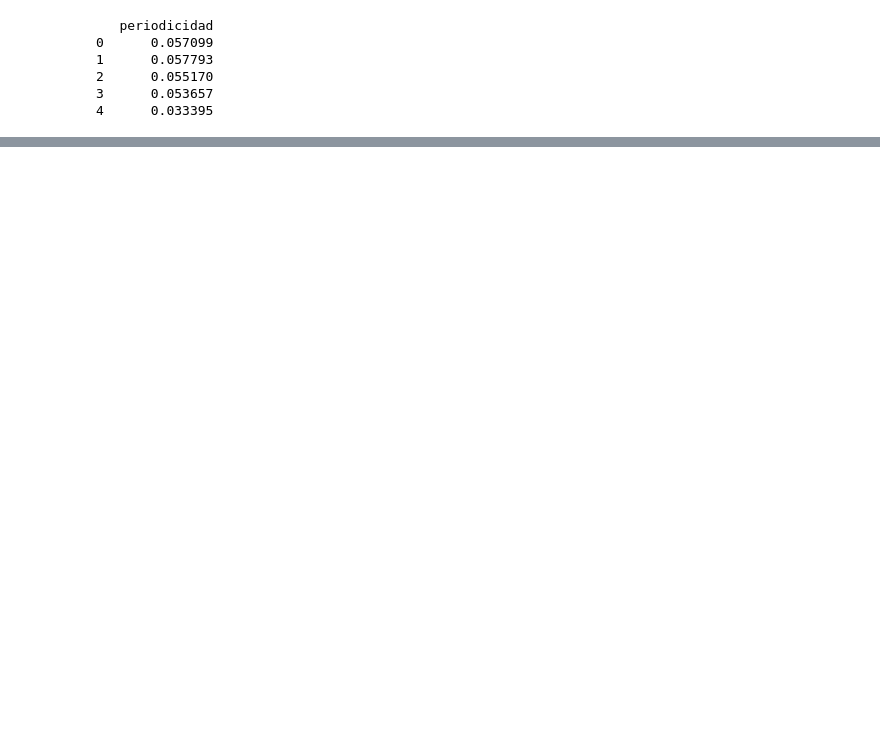
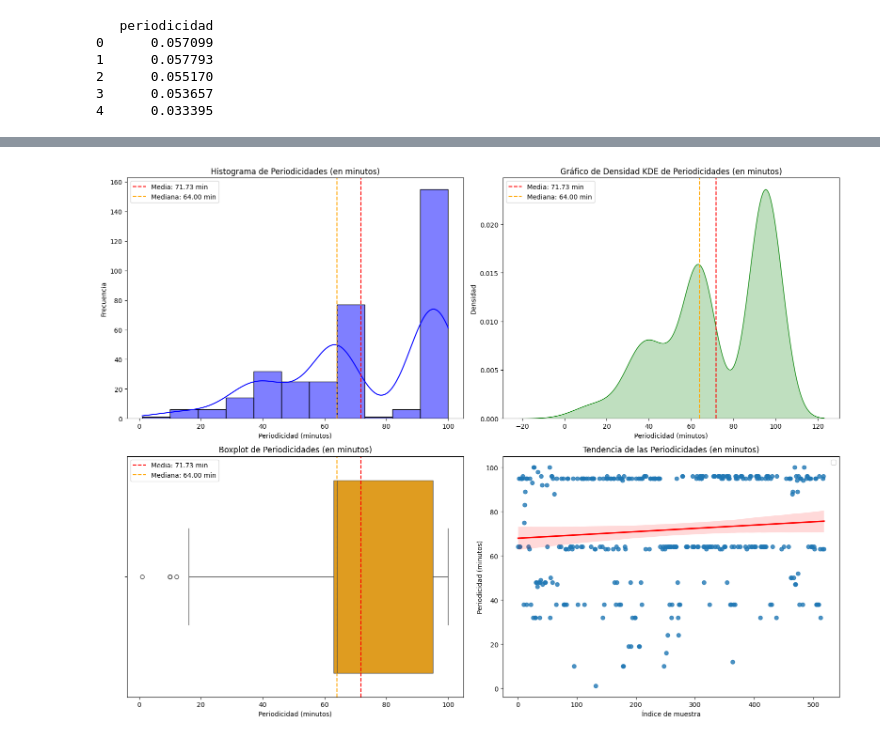
Before and after one commit to GuijonGustavo/Saggitarius-A-peridicity-Gamma-Rays, a Jupyter notebook: fft_periodicidades.ipynb, the cells around one changed output, grey strips where cells are left out. Saved outputs shown, nothing was run; the diff lists cells and outputs as text; code cells hidden in the pictures; blank space fills up the shorter version.

Commit message:
periodrograms with adjust

```diff
--- a/fft_periodicidades.ipynb
+++ b/fft_periodicidades.ipynb
@@ -98,0 +99,78 @@ Periodicidad máxima: 11668.28 minutos
+# %%
+
+import pandas as pd
+import numpy as np
+import seaborn as sns
+import matplotlib.pyplot as plt
+
+# Paso 1: Leer los datos del archivo periodicidades.txt
+file_path = 'resultados_periodogramas_100periodos_modelsine.txt'  # Cambia esto por la ruta correcta de tu archivo
+periods_days = pd.read_csv(file_path, header=None, names=['period_days'])
+
+# Paso 2: Convertir las periodicidades de días a minutos
+periods_minutes = periods_days['period_days']# * 24 * 60  # 1 día = 1440 minutos
+periods_days['period_minutes'] = periods_minutes
+
+# Paso 3: Cálculo de estadísticas básicas
+mean_minutes = periods_minutes.mean()
+median_minutes = periods_minutes.median()
+std_minutes = periods_minutes.std()
+min_minutes = periods_minutes.min()
+max_minutes = periods_minutes.max()
+
+print(f"Media de periodicidades: {mean_minutes:.2f} minutos")
+print(f"Mediana de periodicidades: {median_minutes:.2f} minutos")
+print(f"Desviación estándar: {std_minutes:.2f} minutos")
+print(f"Periodicidad mínima: {min_minutes:.2f} minutos")
+print(f"Periodicidad máxima: {max_minutes:.2f} minutos")
+
+# Paso 4: Generación de gráficos
+
+# Crear una figura con varios subplots
+plt.figure(figsize=(16, 12))
+
+# Gráfico 1: Histograma
+plt.subplot(2, 2, 1)
+sns.histplot(periods_minutes, bins='auto', kde=True, color='blue')
+plt.axvline(mean_minutes, color='red', linestyle='--', label=f'Media: {mean_minutes:.2f} min')
+plt.axvline(median_minutes, color='orange', linestyle='--', label=f'Mediana: {median_minutes:.2f} min')
+plt.title('Histograma de Periodicidades (en minutos)')
+plt.xlabel('Periodicidad (minutos)')
+plt.ylabel('Frecuencia')
+#plt.xlim(0, 400)  # Limitar el eje x
+plt.legend()
+
+# Gráfico 2: KDE (Kernel Density Estimate)
+plt.subplot(2, 2, 2)
+sns.kdeplot(periods_minutes, fill=True, color='green')
+plt.axvline(mean_minutes, color='red', linestyle='--', label=f'Media: {mean_minutes:.2f} min')
+plt.axvline(median_minutes, color='orange', linestyle='--', label=f'Mediana: {median_minutes:.2f} min')
+plt.title('Gráfico de Densidad KDE de Periodicidades (en minutos)')
+plt.xlabel('Periodicidad (minutos)')
+plt.ylabel('Densidad')
+#plt.xlim(-1000, 1000)  # Limitar el eje x
+plt.legend()
+
+# Gráfico 3: Boxplot
+plt.subplot(2, 2, 3)
+sns.boxplot(x=periods_minutes, color='orange')
+plt.axvline(mean_minutes, color='red', linestyle='--', label=f'Media: {mean_minutes:.2f} min')
+plt.axvline(median_minutes, color='orange', linestyle='--', label=f'Mediana: {median_minutes:.2f} min')
+plt.title('Boxplot de Periodicidades (en minutos)')
+plt.xlabel('Periodicidad (minutos)')
+#plt.xlim(0, 200)  # Limitar el eje x
+plt.legend()
+
+# Gráfico 4: Gráfico de dispersión (scatter plot) con tendencia
+plt.subplot(2, 2, 4)
+sns.regplot(x=np.arange(len(periods_minutes)), y=periods_minutes, scatter=True, line_kws={"color": "red"})
+plt.title('Tendencia de las Periodicidades (en minutos)')
+plt.xlabel('Índice de muestra')
+plt.ylabel('Periodicidad (minutos)')
+#plt.ylim(0, 200)  # Limitar el eje y a 200 minutos
+plt.legend()
+
+# Ajustar los gráficos
+plt.tight_layout()
+plt.show()
+# %% [output]
@@ -98,0 +182 @@ Periodicidad máxima: 11668.28 minutos
+[figure, added]
```
Also changed, not shown: parts of 4 cells of this notebook, 1 other file.
